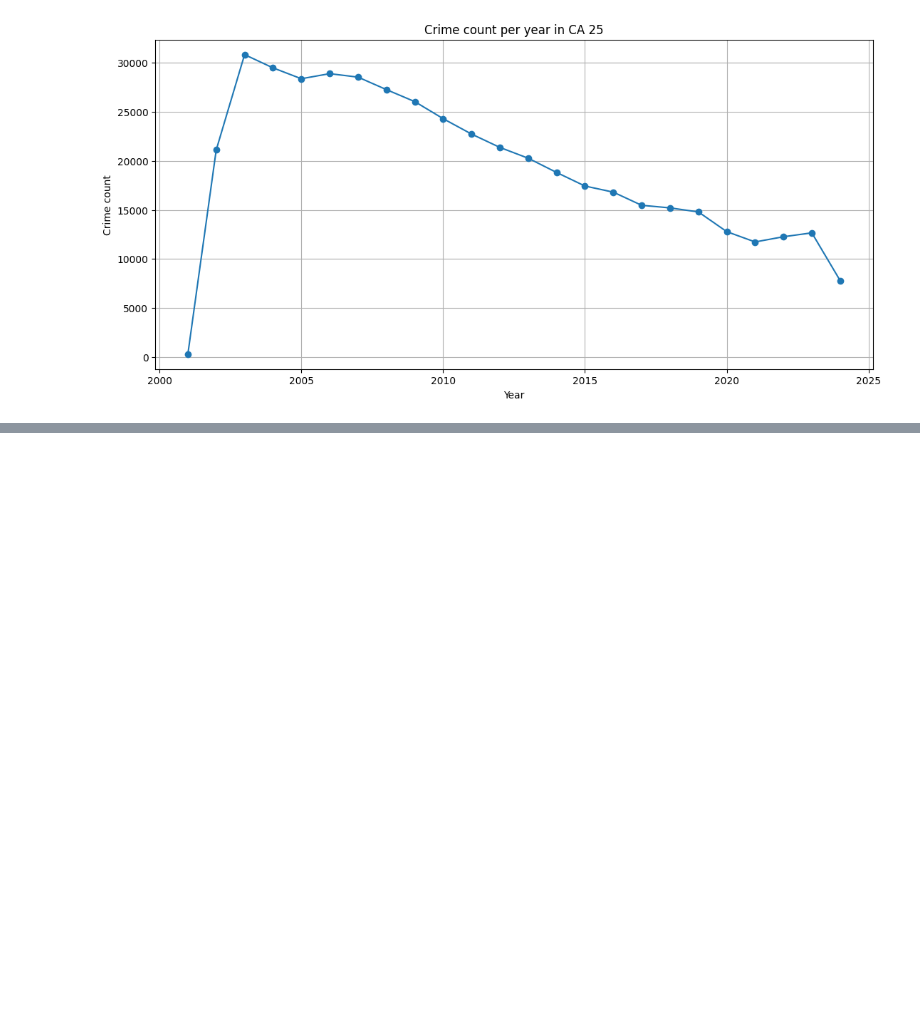
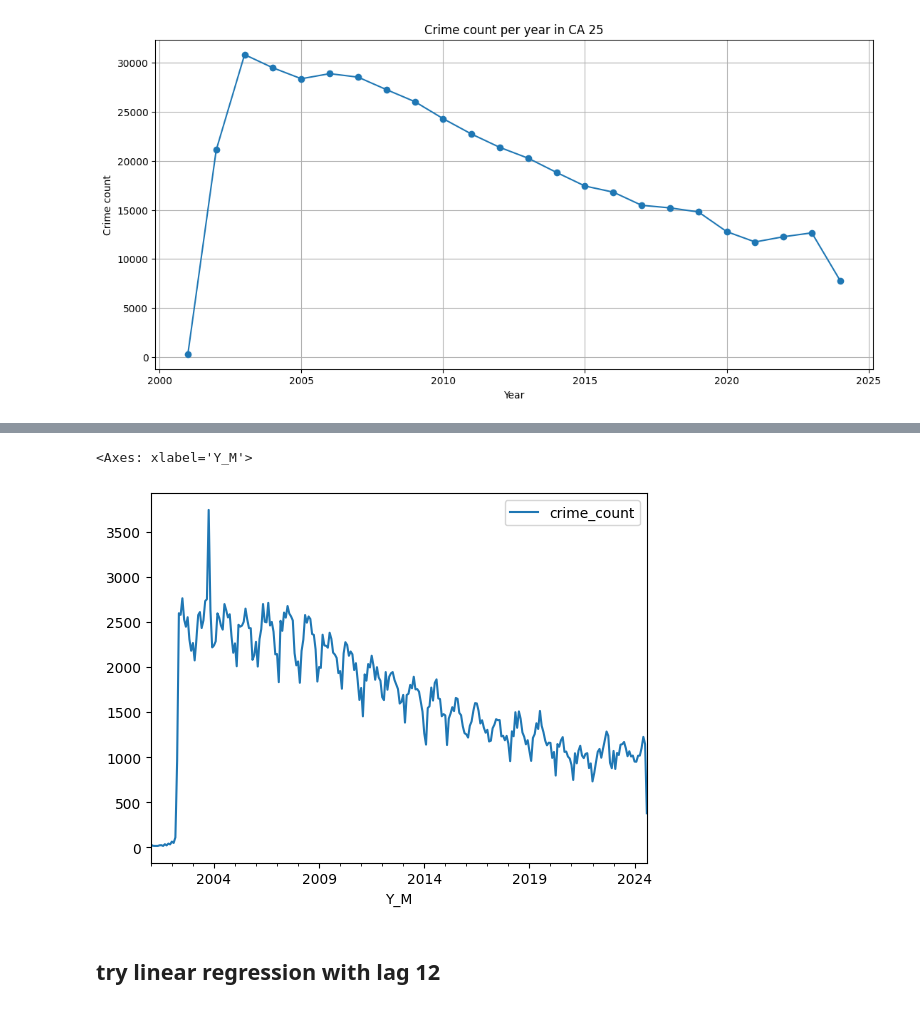
Before and after one commit to jonfoong/LW_chicago_crime_pred, a Jupyter notebook: notebooks/marko/DataExploration.ipynb, the cells around one changed output, grey strips where cells are left out. Saved outputs shown, nothing was run; the diff lists cells and outputs as text; code cells hidden in the pictures; blank space fills up the shorter version.

```diff
--- a/notebooks/marko/DataExploration.ipynb
+++ b/notebooks/marko/DataExploration.ipynb
@@ -240,0 +243,2 @@ plt.show()
+# %%
+df_25["Y_M"]=df_25['Date_dt'].dt.to_period('M')
@@ -240,0 +267,2 @@ plt.show()
+# %%
+ca25monthly_df=df_25.groupby("Y_M").count().rename(columns={"ID" : "crime_count" })[["crime_count"]]
@@ -240,0 +286,7 @@ plt.show()
+# %%
+ca25monthly_df.plot()
+# %% [output]
+<Axes: xlabel='Y_M'>
+[figure, added]
+# %% [markdown]
+## try linear regression with lag 12
```
Also changed, not shown: parts of 14 cells of this notebook, 1 other file.
